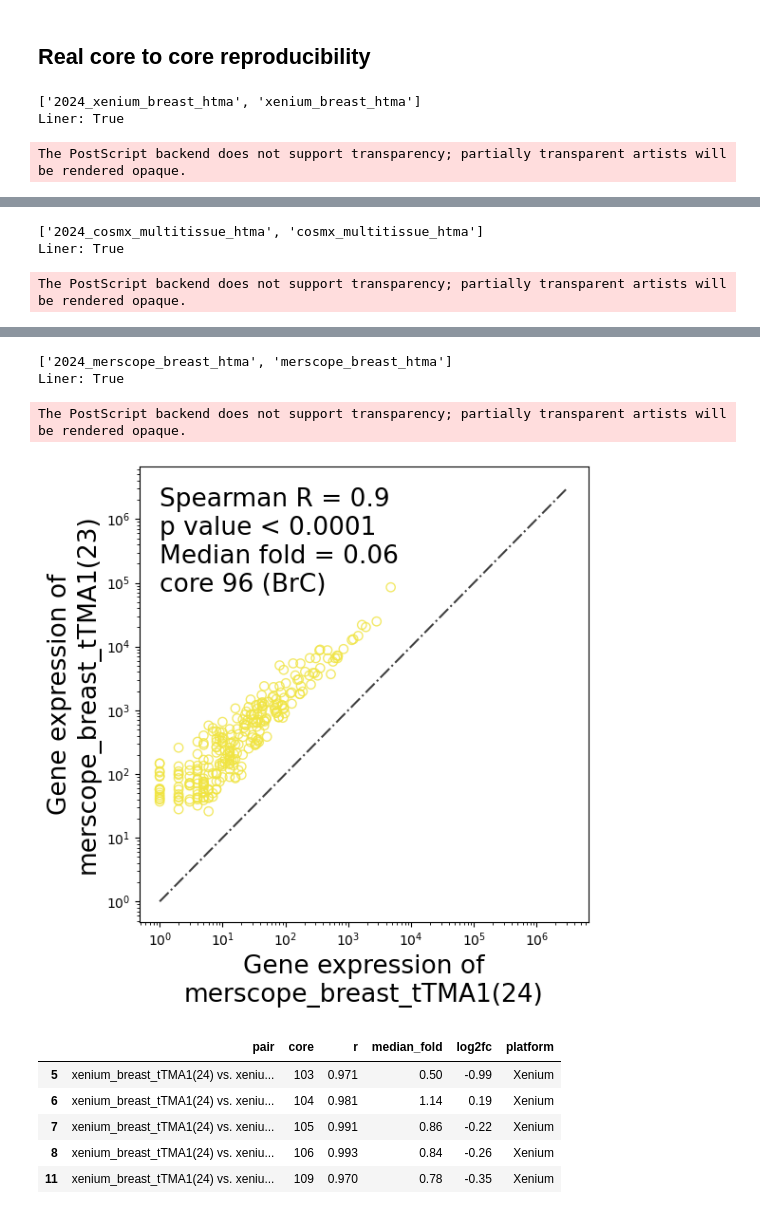
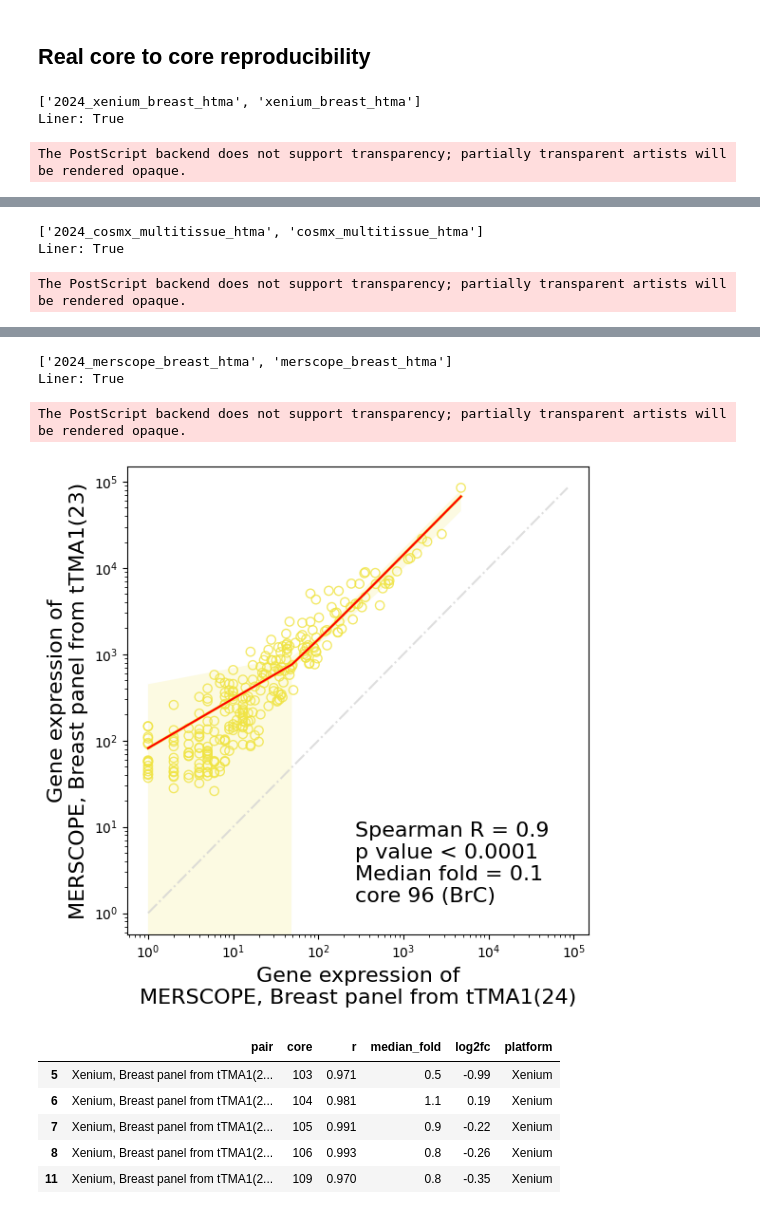
Before and after one commit to broadinstitute/ist_benchmarking, a Jupyter notebook: 03_gene_by_gene_plot.ipynb, the cells around one changed output, grey strips where cells are left out. Cells and saved outputs as stored; diff of their text form; code cells hidden in the pictures.

```diff
--- a/03_gene_by_gene_plot.ipynb
+++ b/03_gene_by_gene_plot.ipynb
@@ -547,6 +561,14 @@ plt.show()
 # %%
 if not os.path.exists(f'{wd}/figures/Fig_2_Technical_Performance'):
     os.makedirs(f'{wd}/figures/Fig_2_Technical_Performance')
+
+def convert_sample_name(sample_name):
+    sample_name = sample_name.replace('xenium_breast', 'Xenium, Breast panel')
+    sample_name = sample_name.replace('cosmx_multitissue', 'CosMx, 1k panel')
+    sample_name = sample_name.replace('merscope_breast', 'MERSCOPE, Breast panel')
+    sample_name = sample_name.replace('_', ' from ')
+
+    return sample_name
 
 metric = f'count'
 df_m = pd.DataFrame()
@@ -575,6 +597,8 @@ df_m['platform'] = df_m['sample'].apply(lambda x: name_parser(x)['platform'].upp
 df_m['panel'] = df_m['sample'].apply(lambda x: name_parser(x)['panel'])
 df_m['sample'] = df_m['sample'].apply(lambda x: x.replace('htma',tma_name))
 df_m['sample'] = df_m['sample'].apply(lambda x: trim_name(x, tma_name))
+df_m['sample'] = df_m['sample'].apply(lambda x: convert_sample_name(x))
+
 
 
 df_plot = df_m.copy()
@@ -582,9 +606,9 @@ df_plot = df_plot.groupby(['sample','gene']).agg({metric: 'sum'}).reset_index()
 df_plot = df_plot.pivot(index = 'gene', columns = 'sample', values = 'count').reset_index()
 
 for count, sample_pair in enumerate([
-    (f'xenium_breast_{tma_name}(24)',f'xenium_breast_{tma_name}(23)'),
-    (f'cosmx_multitissue_{tma_name}(24)',f'cosmx_multitissue_{tma_name}(23)'),
-    (f'merscope_breast_{tma_name}(24)',f'merscope_breast_{tma_name}(23)')
+    (f'Xenium, Breast panel from {tma_name}(24)',f'Xenium, Breast panel from {tma_name}(23)'),
+    (f'CosMx, 1k panel from {tma_name}(24)',f'CosMx, 1k panel from {tma_name}(23)'),
+    (f'MERSCOPE, Breast panel from {tma_name}(24)',f'MERSCOPE, Breast panel from {tma_name}(23)')
     ]):
 
     color_index = count + 1
@@ -594,6 +618,7 @@ for count, sample_pair in enumerate([
 
     print(sample_1, sample_2)
 
+
     gene_by_gene_plot(
         df_plot,
         sample_1,
@@ -602,7 +627,7 @@ for count, sample_pair in enumerate([
         '2023_&_2024',
         color_index,
         linear_p_value_threshold=linear_p_value_threshold,
-        fontsize=fontsize,
+        fontsize=16,
         lw=1,
         marker_size=45,
     )
@@ -628,7 +657,7 @@ The PostScript backend does not support transparency; partially transparent arti
 if not os.path.exists(f'{wd}/figures/Fig_1'):
     os.makedirs(f'{wd}/figures/Fig_1')
 
-fontsize = 19
+fontsize=16
 Log_transform_method = 'non'
 
 rs = []
@@ -658,6 +687,7 @@ for count, sample_pair in enumerate([
 
         sample = sample.replace('htma',tma_name)
         sample = trim_name(sample, tma_name)
+        sample = convert_sample_name(sample)
 
         df_sample = df_sample.rename(columns={'count':f'{sample}'})
         df_m[sample] = df_sample
@@ -669,6 +699,15 @@ for count, sample_pair in enumerate([
     sample_2 = sps[1]
 
 
+
+    if color_index == 1:
+        lims = [10**0, 10**6.2]
+    elif color_index == 2:
+        lims = [10**0, 10**6.5]
+    elif color_index == 3:
+        lims = [10**0, 10**5.5]
+
+
     df_sample_pair = pd.merge(df_m[sample_1], df_m[sample_2], on=['core','gene','tissue_type'], how='inner')
     df_sample_pair['fold'] = df_sample_pair.apply(lambda row: row[sample_1] /row[sample_2], axis=1)
     df_sample_pair['log2fc'] = df_sample_pair.apply(lambda row: log2_fold_change(row[sample_1], row[sample_2]), axis=1)
@@ -678,7 +717,12 @@ for count, sample_pair in enumerate([
         df_core_plot = df_sample_pair.loc[df_sample_pair['core']==core]
         r, p = sp.stats.spearmanr(df_core_plot[sample_1], df_core_plot[sample_2])
         p = '< 0.0001' if p < 0.0001 else round(p, 7)
-        median_fold = round(df_core_plot['fold'].median(), 2)
+        m_fold = round(df_core_plot['fold'].median(), 2)
+
+        if m_fold < 0.05:
+            m_fold = round(m_fold, 2)
+        else:
+            m_fold = round(m_fold, 1)
 
         log2fc = round(df_core_plot['log2fc'].median(), 2)
 
@@ -713,21 +757,26 @@ for count, sample_pair in enumerate([
             x=sample_1,
             y=sample_2,
             color=list(CB_COLORS_5.values())[color_index],
-            fit_reg=False,
+            fit_reg=True,
             robust=False,
             order=1,
             scatter_kws={'facecolors': 'none',
-                        'lw': 1,
+                        'linewidths': 1,
                         's': 45,},
-            ci=None,
+            # ci=None,
 )
+            plt.plot(x_poly, y_poly, label='', color='red')
 
-            lims = [10**0, 10**6.5]
-            plt.plot(lims, lims, 'k-.', alpha=0.75)
-            annotation_text = f"Spearman R = {round(r,2)}\np value {p}\nMedian fold = {median_fold}\ncore {core} (BrC)"
-            plt.text(10**0, 10**6.5, annotation_text, fontsize=fontsize, verticalalignment='top')
-            # plt.text(lims[0]+(lims[1]-lims[0])*0.02, lims[0]+(lims[1]-lims[0])*0.97,  f"Spearman R = {round(r,2)}\np value {p}\nMedian fold = {median_fold}\ncore {core} (BrC)", fontsize=fontsize, verticalalignment='top')
+            min_all = np.min([x.min(), y.min()])
+            max_all = np.max([x.max(), y.max()])
+            xy_line_lim = [min_all, max_all]
+            plt.plot(xy_line_lim, xy_line_lim, color='#D3D3D3', linestyle='-.', alpha=0.75)
 
+            annotation_text = f"Spearman R = {round(r,2)}\np value {p}\nMedian fold = {m_fold}\ncore {core} (BrC)"
+            if x.sum() < y.sum():
+                plt.text(max_all/10**2.5, min_all*1.2, annotation_text, fontsize=fontsize, verticalalignment='bottom')
+            else:
+                plt.text(min_all*1.2, max_all/1.2, annotation_text, fontsize=fontsize, verticalalignment='top')
             plt.xlabel(f"Gene expression of\n{sample_1}", fontsize=fontsize)
             plt.ylabel(f"Gene expression of\n{sample_2}", fontsize=fontsize)
 
@@ -743,7 +792,7 @@ for count, sample_pair in enumerate([
         rs.append(round(r,3))
         core_ps.append(f'{sample_1} vs. {sample_2}')
         cores.append(str(core))
-        median_folds.append(median_fold)
+        median_folds.append(m_fold)
         log2fcs.append(log2fc)
 # %% [output]
 ['2024_xenium_breast_htma', 'xenium_breast_htma']
@@ -757,12 +806,11 @@ The PostScript backend does not support transparency; partially transparent arti
 ['2024_merscope_breast_htma', 'merscope_breast_htma']
 Liner: True
 The PostScript backend does not support transparency; partially transparent artists will be rendered opaque.
-[figure, old version]
+[figure, new version]
 # %%
 # Select cores that have matching morphology
 df_stats = pd.DataFrame({'pair':core_ps, 'core':cores, 'r':rs, 'median_fold':median_folds, 'log2fc':log2fcs})
-df_stats['platform'] = df_stats['pair'].apply(lambda x: x.split('_')[0])
-df_stats['platform'] = df_stats['platform'].apply(lambda x: {'xenium':'Xenium','merscope':'MERSCOPE','cosmx':'CosMx'}[x])
+df_stats['platform'] = df_stats['pair'].apply(lambda x: x.split(',')[0])
 df_stats['core'] = df_stats['core'].astype(int)
 
 filtered_df = df_stats.loc[
@@ -784,7 +832,7 @@ for metric in ['r','median_fold', 'log2fc']:
     fig = go.Figure()
 
     width=500
-    height=400
+    height=500
     fontsize = 16
 
     # Extract unique platforms to plot each as a separate box
@@ -833,8 +881,8 @@ for metric in ['r','median_fold', 'log2fc']:
     pio.write_image(fig, f'{wd}/figures/Fig_1/supp_1_core_reproducibility_{metric}_2024.eps',scale=4, width=width, height=height)
 # %% [output]
 |  | pair | core | r | median_fold | log2fc | platform |
-| 5 | xenium_breast_tTMA1(24) vs. xeniu... | 103 | 0.971 | 0.50 | -0.99 | Xenium |
-| 6 | xenium_breast_tTMA1(24) vs. xeniu... | 104 | 0.981 | 1.14 | 0.19 | Xenium |
-| 7 | xenium_breast_tTMA1(24) vs. xeniu... | 105 | 0.991 | 0.86 | -0.22 | Xenium |
-| 8 | xenium_breast_tTMA1(24) vs. xeniu... | 106 | 0.993 | 0.84 | -0.26 | Xenium |
-| 11 | xenium_breast_tTMA1(24) vs. xeniu... | 109 | 0.970 | 0.78 | -0.35 | Xenium |
+| 5 | Xenium, Breast panel from tTMA1(2... | 103 | 0.971 | 0.5 | -0.99 | Xenium |
+| 6 | Xenium, Breast panel from tTMA1(2... | 104 | 0.981 | 1.1 | 0.19 | Xenium |
+| 7 | Xenium, Breast panel from tTMA1(2... | 105 | 0.991 | 0.9 | -0.22 | Xenium |
+| 8 | Xenium, Breast panel from tTMA1(2... | 106 | 0.993 | 0.8 | -0.26 | Xenium |
+| 11 | Xenium, Breast panel from tTMA1(2... | 109 | 0.970 | 0.8 | -0.35 | Xenium |
```
Also changed, not shown: parts of 10 cells of this notebook.
